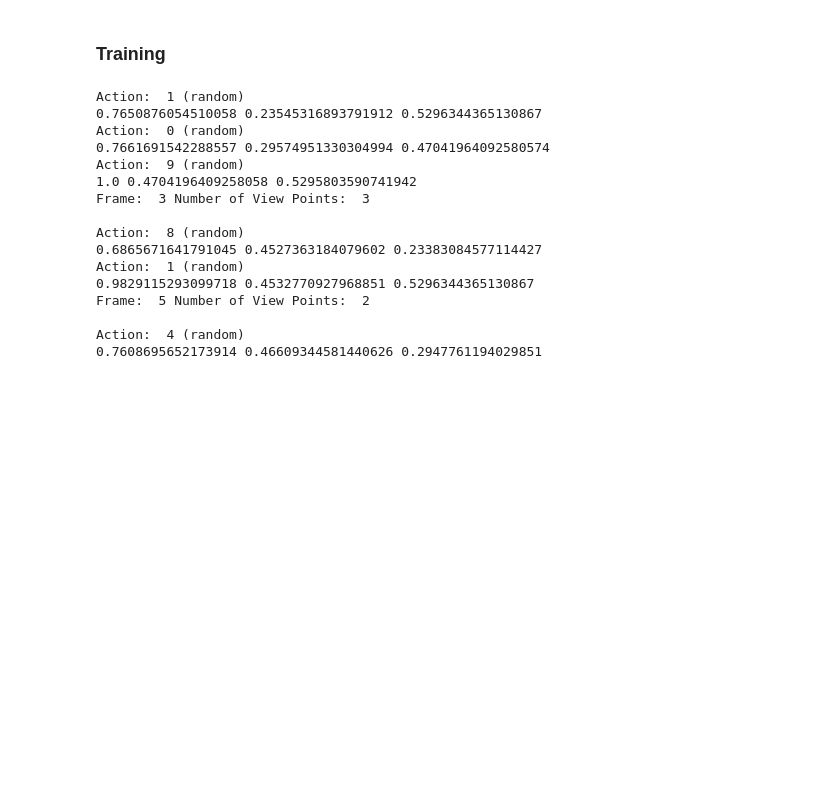
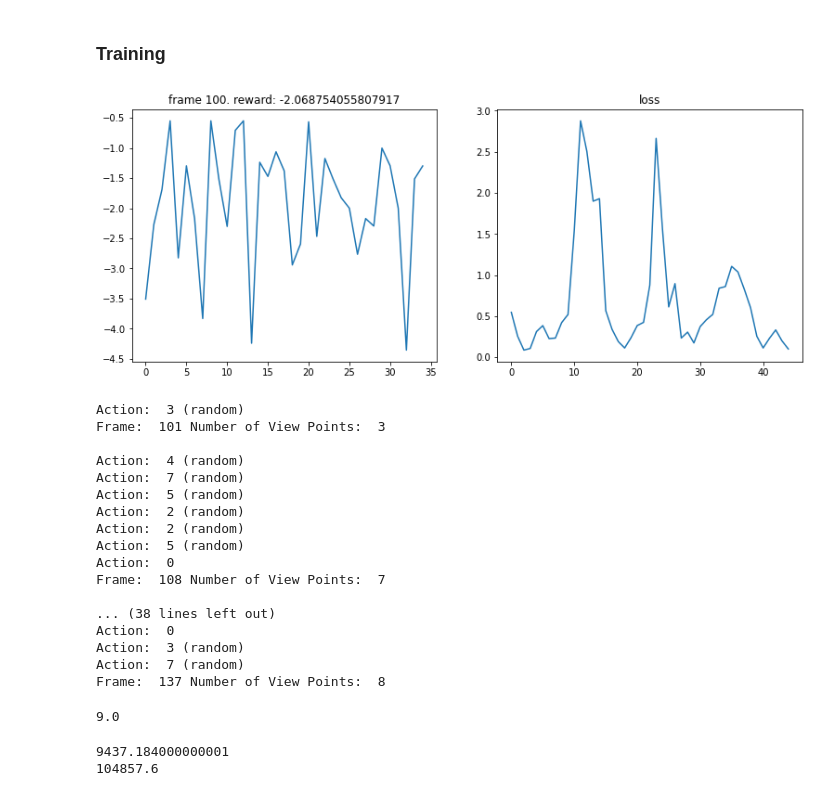
Before and after one commit to PotapovaSofia/NextBestViewRL, a Jupyter notebook: Train.ipynb, the cells around one changed output. Drawn from its saved outputs; the diff is of its cells as text; code cells hidden in the pictures; blank space fills up the shorter version.

```diff
--- a/Train.ipynb
+++ b/Train.ipynb
@@ -66,7 +66,7 @@ class ReplayBuffer(object):
         if self.use_gpu:
             state      = Variable(torch.FloatTensor(np.float32(state)))
             next_state = Variable(torch.FloatTensor(np.float32(next_state)), volatile=True)
-            action     = Variable(torch.LongTensor([action]))
+            action     = Variable(torch.FloatTensor([action]))
             reward     = Variable(torch.FloatTensor([reward]))
             done       = Variable(torch.FloatTensor([done]))
 
@@ -84,7 +84,7 @@ class ReplayBuffer(object):
             state      = Variable(torch.FloatTensor(np.float32(np.concatenate(state))))
             next_state = Variable(torch.FloatTensor(np.float32(np.concatenate(next_state))),
                                   volatile=True)
-            action     = Variable(torch.LongTensor(action))
+            action     = Variable(torch.FloatTensor(action))
             reward     = Variable(torch.FloatTensor(reward))
             done       = Variable(torch.FloatTensor(done))
         return state, action, reward, next_state, done
@@ -136,5 +108,5 @@ def compute_td_loss_actions(batch_size, actions):
 # %%
-env = Environment(illustrate=False, model_path="./data/Dude.obj", number_of_view_points=100)
+env = Environment(illustrate=False, model_path="./data/Tetrahedron.obj", number_of_view_points=10)
 env = CombiningObservationsWrapper(env)
 env = StepPenaltyRewardWrapper(env)
 env = DepthMapWrapper(env)
@@ -153,9 +121,10 @@ NameError: name 'USE_CUDA' is not defined
 # %% [markdown]
 ### Training
 # %%
-num_frames = 15000
+num_frames = 3500
 batch_size = 64
-gamma      = 0.99
+save_model_path = "./models/triangle-10vp-dqna-{}.pt"
+
 
 losses = []
 all_rewards = []
@@ -168,53 +137,63 @@ for frame_idx in range(1, num_frames + 1):
     action = model.act(state, epsilon)
 
     next_state, reward, done, _ = env.step(action)
     replay_buffer.push(state, action, reward, next_state, done)
-    print(len(replay_buffer))
 
     # QUESTION episode_reward += reward * self._gamma ** t
 
     state = next_state
     episode_reward += reward
     nof_vp += 1
 
     # env.render(action, state)
 
     if done:
-#         final_reward = env.final_reward()
-#         print("Number of View Points: ", nof_vp, " Hausdorff reward: ", final_reward)
+        # final_reward = env.final_reward()
+        # print("Number of View Points: ", nof_vp, " Hausdorff reward: ", final_reward)
         print("Frame: ", frame_idx, "Number of View Points: ", nof_vp)
         print()
 
         state, _ = env.reset()
         nof_vp = 0
         all_rewards.append(episode_reward)
         episode_reward = 0
 
     if len(replay_buffer) > replay_initial:
-#         print("Computing loss")
-        loss = compute_td_loss(batch_size)
-#         print(loss)
+        batch = replay_buffer.sample(batch_size)
+        loss = model.compute_td_loss(*batch)
         losses.append(loss.item())
 
     if frame_idx % 100 == 0:
         plot(frame_idx, all_rewards, losses)
 
     if frame_idx % 500 ==  0:
-        torch.save(model, "./models/dude-100vp-gpu-{}.pt".format(frame_idx))
+        torch.save(model, save_model_path.format(frame_idx))
 # %% [output]
+[figure, added]
-Action:  1 (random)
-0.7650876054510058 0.23545316893791912 0.5296344365130867
-Action:  0 (random)
-0.7661691542288557 0.29574951330304994 0.47041964092580574
-Action:  9 (random)
-1.0 0.4704196409258058 0.5295803590741942
-Frame:  3 Number of View Points:  3
-
-Action:  8 (random)
-0.6865671641791045 0.4527363184079602 0.23383084577114427
-Action:  1 (random)
-0.9829115293099718 0.4532770927968851 0.5296344365130867
-Frame:  5 Number of View Points:  2
+Action:  3 (random)
+Frame:  101 Number of View Points:  3
 
 Action:  4 (random)
-0.7608695652173914 0.46609344581440626 0.2947761194029851
+Action:  7 (random)
+Action:  5 (random)
+Action:  2 (random)
+Action:  2 (random)
+Action:  5 (random)
+Action:  0
+Frame:  108 Number of View Points:  7
+
+... (38 lines left out)
+Action:  0
+Action:  3 (random)
+Action:  7 (random)
+Frame:  137 Number of View Points:  8
+# %%
+action.item()
+# %% [output]
+9.0
+# %%
+print((6 * 256 * 256 * 8) / 1e6 * 3000)
+print((10 * 512 * 512 * 8) / 1e6 * 5000)
+# %% [output]
+9437.184000000001
+104857.6
```
Also changed, not shown: parts of 5 cells of this notebook, 1 other file.
